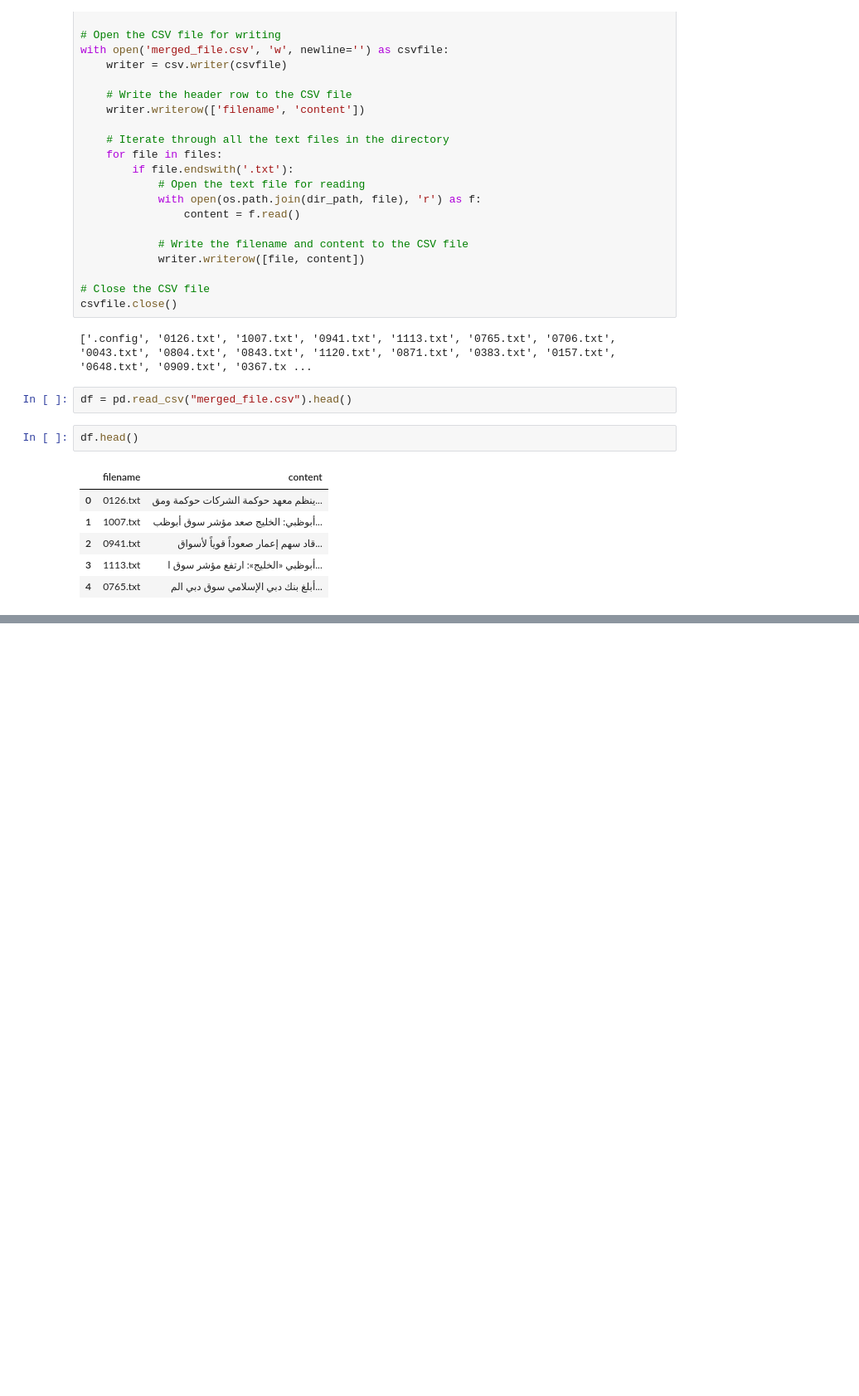
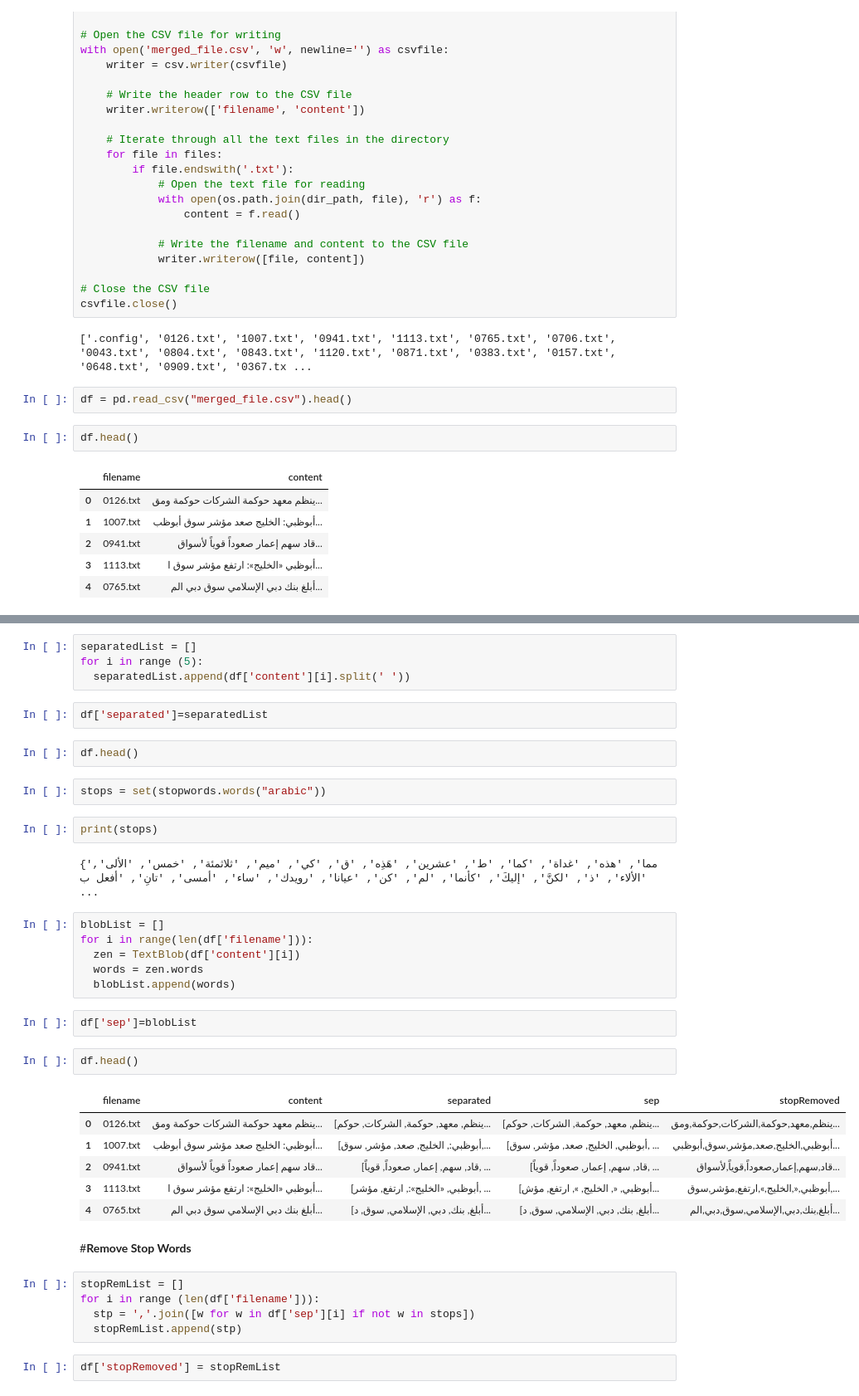
Before and after one commit to youssef204/ChatEGP, a Jupyter notebook: ms1.ipynb, the cells around one changed output, grey strips where cells are left out. Shown at 83% size. Saved outputs shown, nothing was run; the diff lists cells and outputs as text; blank space fills up the shorter version.

Commit message:
tokenize and stop words removal

```diff
--- a/ms1.ipynb
+++ b/ms1.ipynb
@@ -83,0 +108,40 @@ df.head()
+# %%
+separatedList = []
+for i in range (5):
+  separatedList.append(df['content'][i].split(' '))
+# %%
+df['separated']=separatedList
+# %%
+df.head()
+# %%
+stops = set(stopwords.words("arabic"))
+# %%
+print(stops)
+# %% [output]
+{'مما', 'هذه', 'غداة', 'كما', 'ط', 'عشرين', 'هَذِه', 'ق', 'كي', 'ميم', 'ثلاثمئة', 'خمس', 'الألى', 'الألاء', 'ذ', 'لكنَّ', 'إليكَ', 'كأنما', 'لم', 'كن', 'عيانا', 'رويدك', 'ساء', 'أمسى', 'تانِ', 'أفعل ب ...
+# %%
+blobList = []
+for i in range(len(df['filename'])):
+  zen = TextBlob(df['content'][i])
+  words = zen.words
+  blobList.append(words)
+# %%
+df['sep']=blobList
+# %%
+df.head()
+# %% [output]
+|  | filename | content | separated | sep | stopRemoved |
+| 0 | 0126.txt | ينظم معهد حوكمة الشركات حوكمة ومق... | [ينظم, معهد, حوكمة, الشركات, حوكم... | [ينظم, معهد, حوكمة, الشركات, حوكم... | ينظم,معهد,حوكمة,الشركات,حوكمة,ومق... |
+| 1 | 1007.txt | أبوظبي: الخليج صعد مؤشر سوق أبوظب... | [أبوظبي:, الخليج, صعد, مؤشر, سوق,... | [أبوظبي, الخليج, صعد, مؤشر, سوق, ... | أبوظبي,الخليج,صعد,مؤشر,سوق,أبوظبي... |
+| 2 | 0941.txt | قاد سهم إعمار صعوداً قوياً لأسواق... | [قاد, سهم, إعمار, صعوداً, قوياً, ... | [قاد, سهم, إعمار, صعوداً, قوياً, ... | قاد,سهم,إعمار,صعوداً,قوياً,لأسواق... |
+| 3 | 1113.txt | أبوظبي «الخليج»: ارتفع مؤشر سوق ا... | [أبوظبي, «الخليج»:, ارتفع, مؤشر, ... | [أبوظبي, «, الخليج, », ارتفع, مؤش... | أبوظبي,«,الخليج,»,ارتفع,مؤشر,سوق,... |
+| 4 | 0765.txt | أبلغ بنك دبي الإسلامي سوق دبي الم... | [أبلغ, بنك, دبي, الإسلامي, سوق, د... | [أبلغ, بنك, دبي, الإسلامي, سوق, د... | أبلغ,بنك,دبي,الإسلامي,سوق,دبي,الم... |
+# %% [markdown]
+#**Remove Stop Words**
+# %%
+stopRemList = []
+for i in range (len(df['filename'])):
+  stp = ','.join([w for w in df['sep'][i] if not w in stops])
+  stopRemList.append(stp)
+# %%
+df['stopRemoved'] = stopRemList
```
Also changed, not shown: parts of 4 cells of this notebook.
